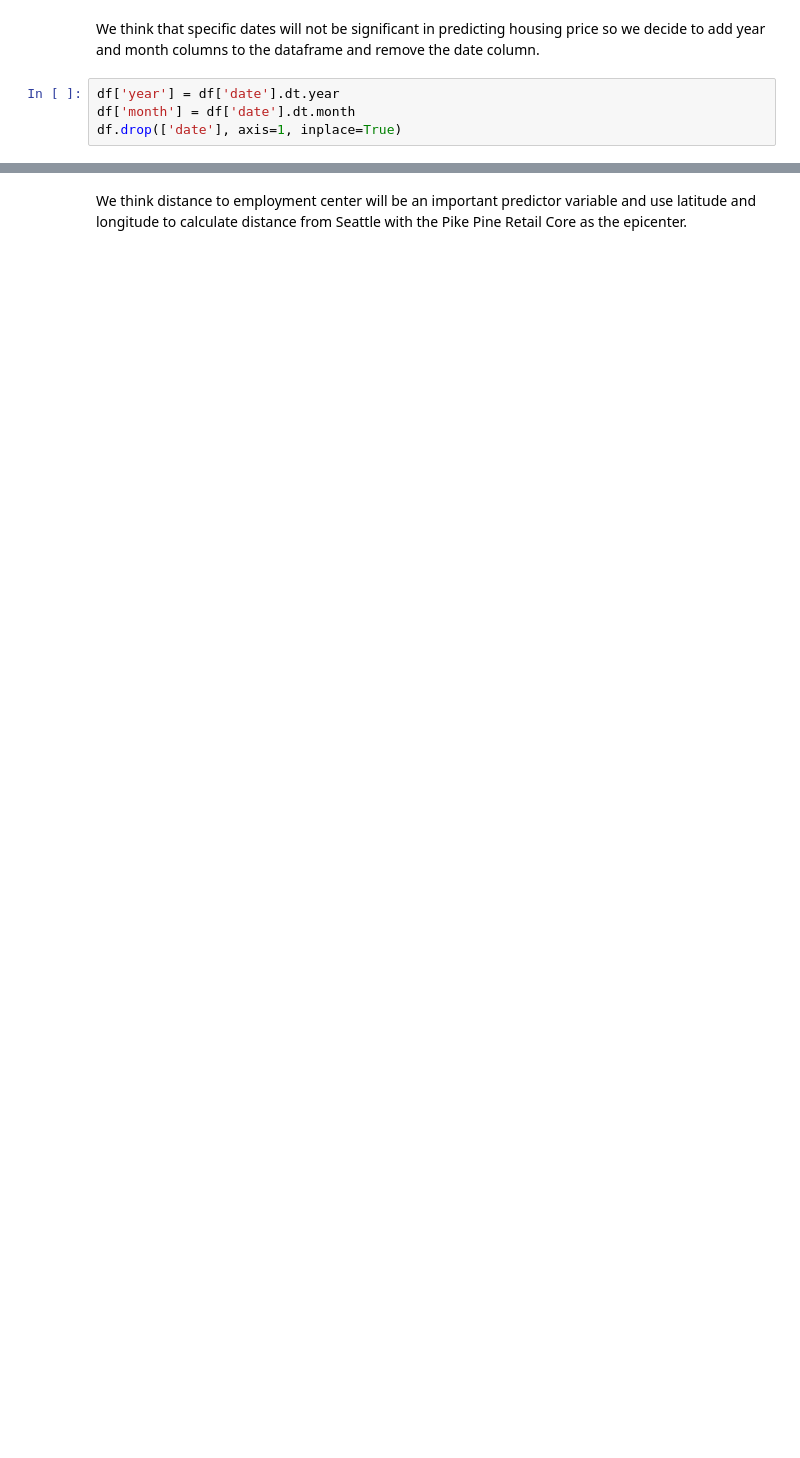
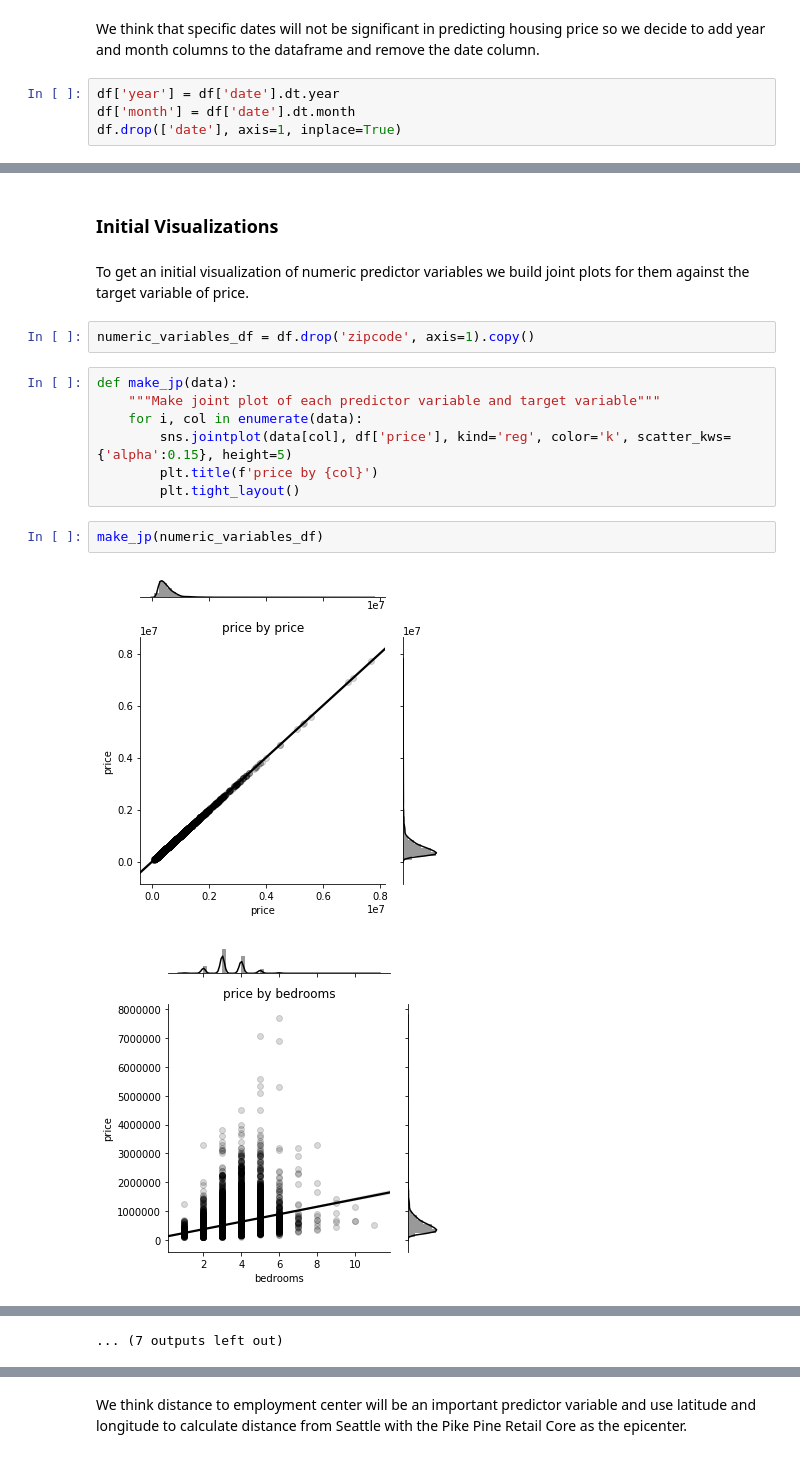
Before and after one commit to nkacoroski/dsc-1-final-project, a Jupyter notebook: king_county_housing_prediction_model.ipynb, the cells around one changed output, grey strips where cells are left out. Cells and saved outputs as stored; diff of their text form; blank space fills up the shorter version.

```diff
--- a/king_county_housing_prediction_model.ipynb
+++ b/king_county_housing_prediction_model.ipynb
@@ -363,0 +360,18 @@ dtype('O')
+# %% [markdown]
+### Initial Visualizations
+# %% [markdown]
+To get an initial visualization of numeric predictor variables we build joint plots for them against the target variable of price.
+# %%
+numeric_variables_df = df.drop('zipcode', axis=1).copy()
+# %%
+def make_jp(data):
+    """Make joint plot of each predictor variable and target variable"""
+    for i, col in enumerate(data):
+        sns.jointplot(data[col], df['price'], kind='reg', color='k', scatter_kws={'alpha':0.15}, height=5)
+        plt.title(f'price by {col}')
+        plt.tight_layout()
+# %%
+make_jp(numeric_variables_df)
+# %% [output]
+[figure, added]
+[figure, added]
@@ -363,0 +388 @@ dtype('O')
+... (7 outputs left out)
```
Also changed, not shown: parts of 75 cells of this notebook, 1 other file.
